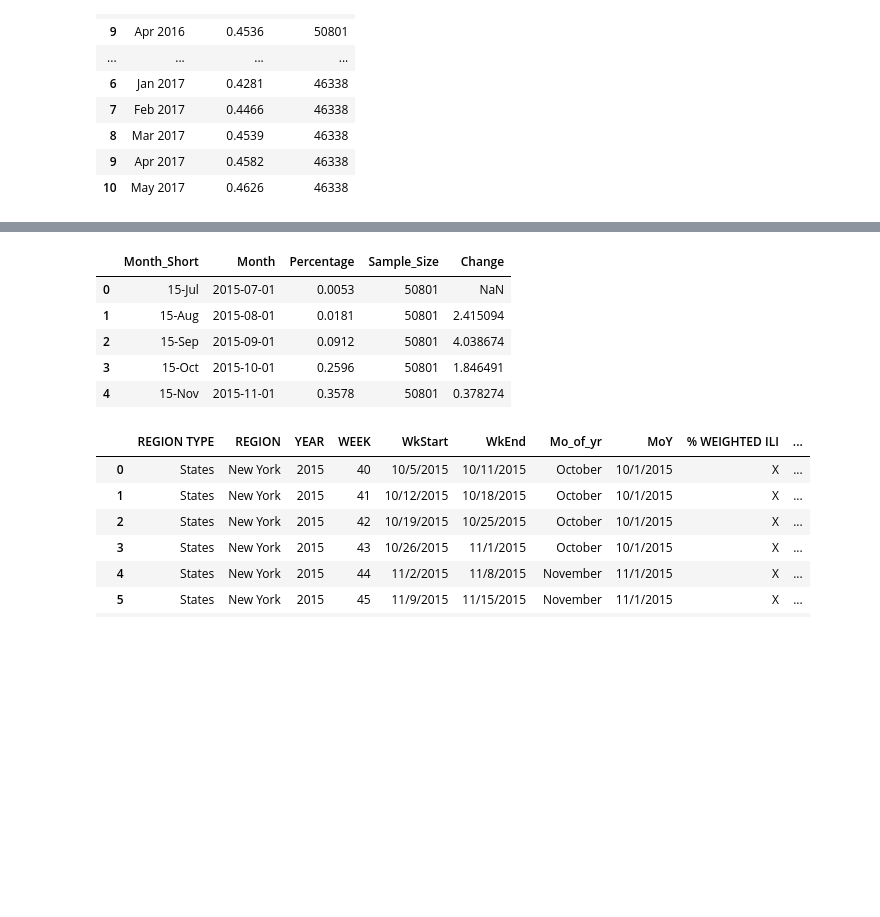
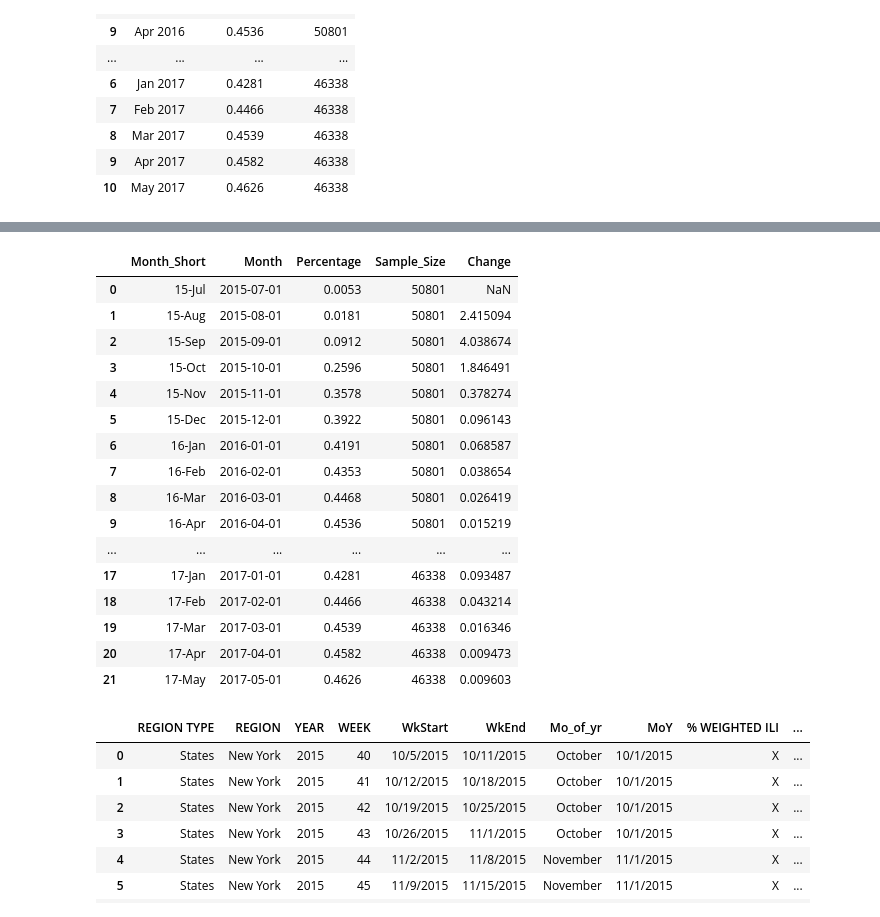
Before and after one commit to giolee88/FluTracker, a Jupyter notebook: Code/Vaccine.ipynb, the cells around one changed output, grey strips where cells are left out. Cells and saved outputs as stored; diff of their text form; code cells hidden in the pictures; blank space fills up the shorter version.

```diff
--- a/Code/Vaccine.ipynb
+++ b/Code/Vaccine.ipynb
@@ -63,13 +74,24 @@ vacc15_17.head()
 # %%
  vacc15_17['Month'] = pd.to_datetime(vacc15_17['Month'], format="%m/%d/%Y")
-vacc15_17.head()
+vacc15_17
 # %% [output]
 |  | Month_Short | Month | Percentage | Sample_Size | Change |
 | 0 | 15-Jul | 2015-07-01 | 0.0053 | 50801 | NaN |
 | 1 | 15-Aug | 2015-08-01 | 0.0181 | 50801 | 2.415094 |
 | 2 | 15-Sep | 2015-09-01 | 0.0912 | 50801 | 4.038674 |
 | 3 | 15-Oct | 2015-10-01 | 0.2596 | 50801 | 1.846491 |
 | 4 | 15-Nov | 2015-11-01 | 0.3578 | 50801 | 0.378274 |
+| 5 | 15-Dec | 2015-12-01 | 0.3922 | 50801 | 0.096143 |
+| 6 | 16-Jan | 2016-01-01 | 0.4191 | 50801 | 0.068587 |
+| 7 | 16-Feb | 2016-02-01 | 0.4353 | 50801 | 0.038654 |
+| 8 | 16-Mar | 2016-03-01 | 0.4468 | 50801 | 0.026419 |
+| 9 | 16-Apr | 2016-04-01 | 0.4536 | 50801 | 0.015219 |
+| ... | ... | ... | ... | ... | ... |
+| 17 | 17-Jan | 2017-01-01 | 0.4281 | 46338 | 0.093487 |
+| 18 | 17-Feb | 2017-02-01 | 0.4466 | 46338 | 0.043214 |
+| 19 | 17-Mar | 2017-03-01 | 0.4539 | 46338 | 0.016346 |
+| 20 | 17-Apr | 2017-04-01 | 0.4582 | 46338 | 0.009473 |
+| 21 | 17-May | 2017-05-01 | 0.4626 | 46338 | 0.009603 |
 # %%
 flu_incid= "Data/ILINet_2015_2017.csv"
 fluout = pd.read_csv(flu_incid)
```
Also changed, not shown: parts of 7 cells of this notebook.
